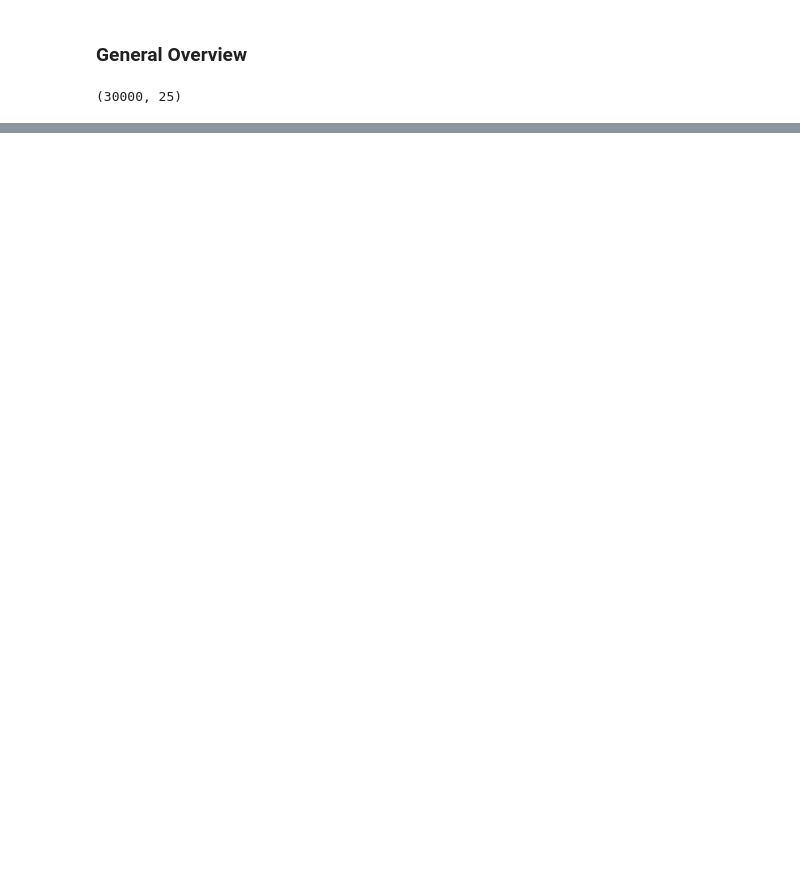
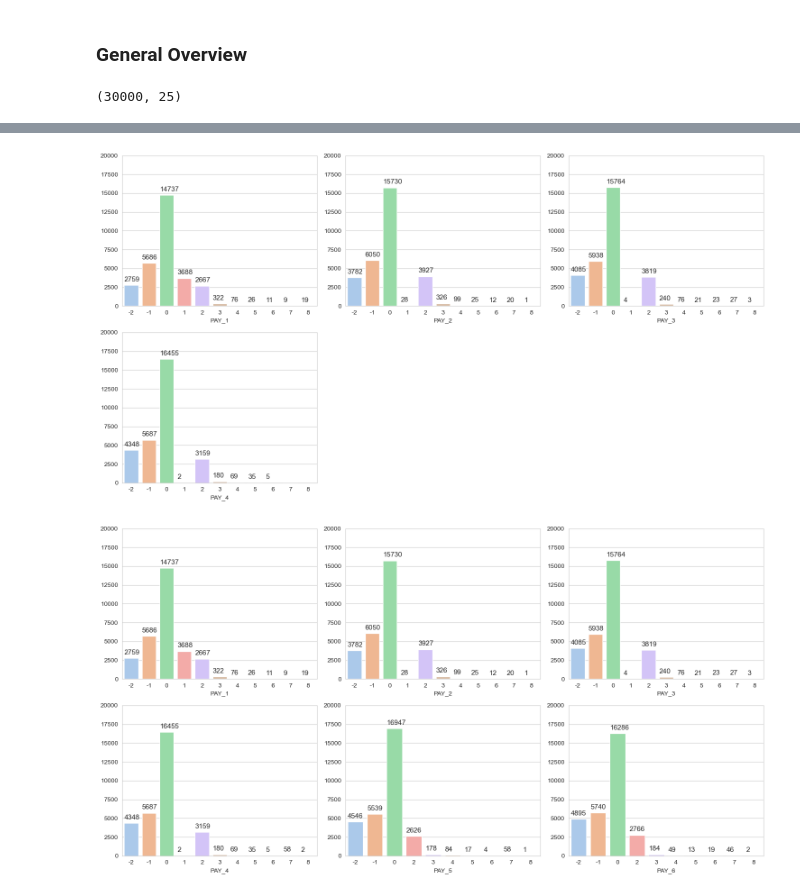
Before and after one commit to francescodisalvo05/credit-card-default, a Jupyter notebook: notebooks/EDA.ipynb, the cells around one changed output, grey strips where cells are left out. Drawn from its saved outputs; the diff is of its cells as text; code cells hidden in the pictures; blank space fills up the shorter version.

```diff
--- a/notebooks/EDA.ipynb
+++ b/notebooks/EDA.ipynb
@@ -106,0 +235,19 @@ desc
+# %%
+pays_cols = ['PAY_1', 'PAY_2', 'PAY_3', 'PAY_4', 'PAY_5', 'PAY_6']
+plt.figure(figsize=(15,8))
+
+for i,col in enumerate(pays_cols):
+    plt.subplot(2,3,i + 1)
+    ax = sns.countplot(df.loc[:,col], palette = 'pastel')
+    plt.ylim(0,20000)
+    plt.ylabel('')
+    plt.tight_layout()
+
+    for p in ax.patches:
+        ax.annotate((p.get_height()), (p.get_x(), p.get_height()+500), fontsize = 11)
+
+plt.savefig('../images/04-categorical-2.svg')
+plt.show()
+# %% [output]
+[figure, added]
+[figure, added]
```
Also changed, not shown: parts of 25 cells of this notebook.
